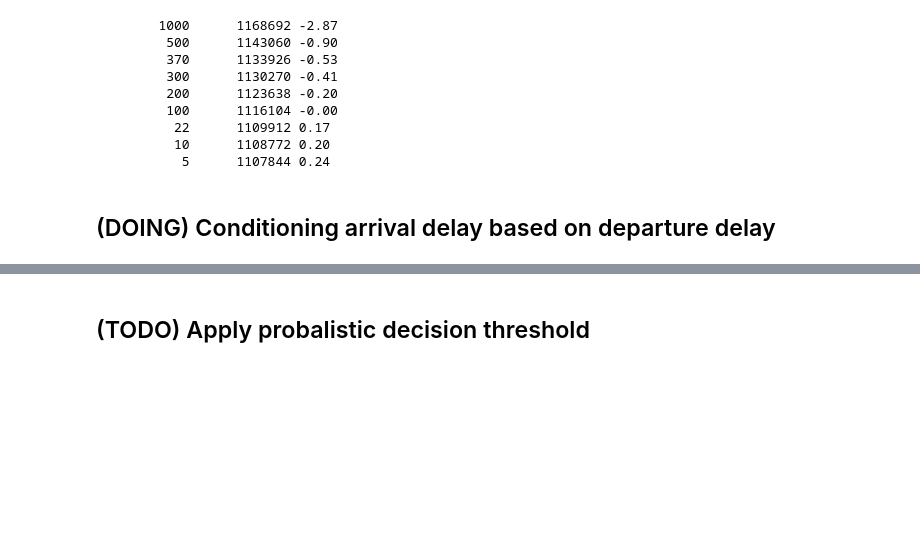
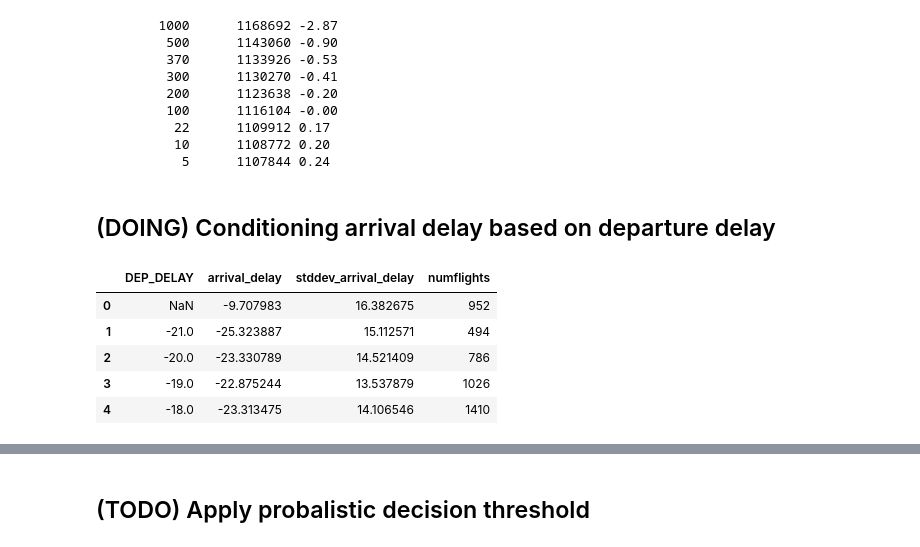
Before and after one commit to yuwtennis/google-data-engineer, a Jupyter notebook: Ch05/getting_started_with_eda.ipynb, the cells around one changed output, grey strips where cells are left out. Saved outputs shown, nothing was run; the diff lists cells and outputs as text; code cells hidden in the pictures; blank space fills up the shorter version.

```diff
--- a/Ch05/getting_started_with_eda.ipynb
+++ b/Ch05/getting_started_with_eda.ipynb
@@ -286,3 +286,35 @@ for t in sorted( thresholds, reverse=True):
            5      1107844 0.24
 # %% [markdown]
 ## (DOING) Conditioning arrival delay based on departure delay
+# %%
+sql = """
+SELECT
+  DEP_DELAY,
+  arrival_delay,
+  stddev_arrival_delay,
+  numflights
+FROM (
+  SELECT
+    DEP_DELAY,
+    AVG(ARR_DELAY) AS arrival_delay,
+    STDDEV(ARR_DELAY) AS stddev_arrival_delay,
+    COUNT(ARR_DELAY) AS numflights
+  FROM
+    `flights.simevents`
+  GROUP BY
+    DEP_DELAY )
+WHERE
+  numflights > 370
+ORDER BY
+  DEP_DELAY
+"""
+
+depdelay = bq.Query(sql).execute().result().to_dataframe()
+depdelay[:5]
+# %% [output]
+|  | DEP_DELAY | arrival_delay | stddev_arrival_delay | numflights |
+| 0 | NaN | -9.707983 | 16.382675 | 952 |
+| 1 | -21.0 | -25.323887 | 15.112571 | 494 |
+| 2 | -20.0 | -23.330789 | 14.521409 | 786 |
+| 3 | -19.0 | -22.875244 | 13.537879 | 1026 |
+| 4 | -18.0 | -23.313475 | 14.106546 | 1410 |
```
Also changed, not shown: parts of 3 cells of this notebook.
